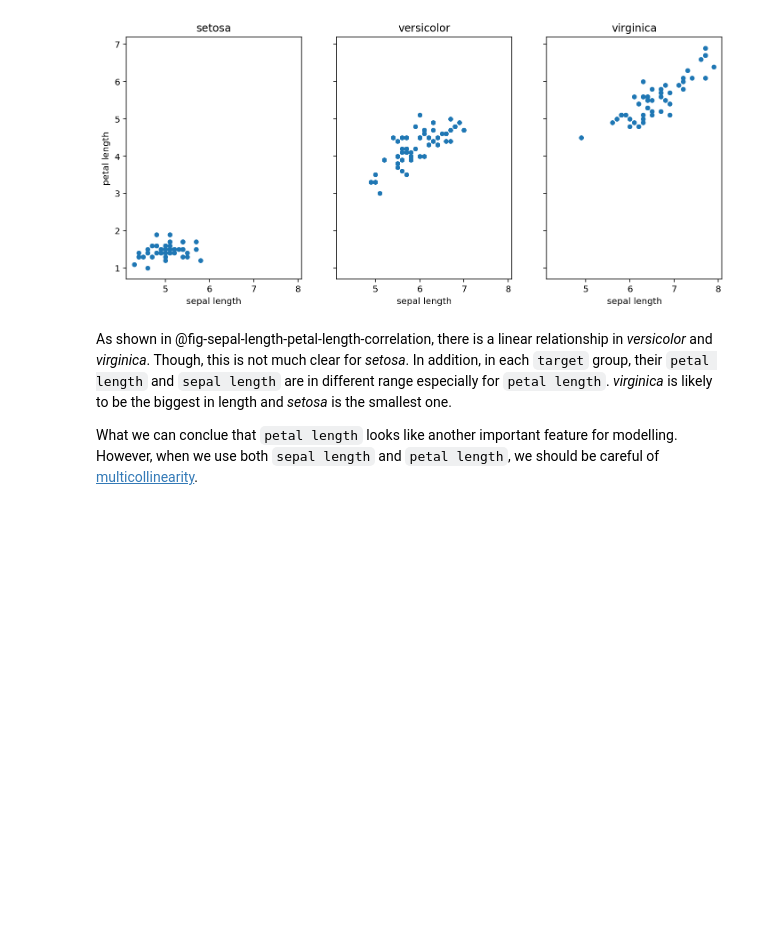
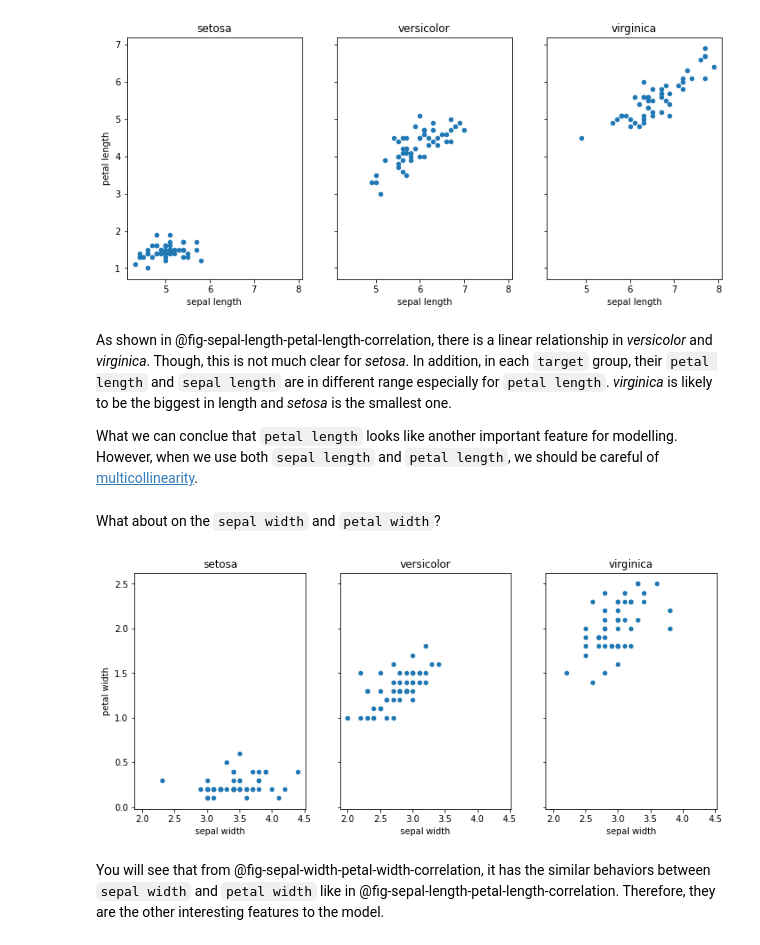
Before and after one commit to green-nk/quarto-basic, a Jupyter notebook: index.ipynb, the cells around one changed output. Drawn from its saved outputs; the diff is of its cells as text; code cells hidden in the pictures; blank space fills up the shorter version.

Commit message:
explore more on their sepal and petal widths

```diff
--- a/index.ipynb
+++ b/index.ipynb
@@ -93,3 +93,20 @@ for i, (n, g) in enumerate(grouped_df):
 As shown in @fig-sepal-length-petal-length-correlation, there is a linear relationship in *versicolor* and *virginica*. Though, this is not much clear for *setosa*. In addition, in each `target` group, their `petal length` and `sepal length` are in different range especially for `petal length`. *virginica* is likely to be the biggest in length and *setosa* is the smallest one.
 
 What we can conclue that `petal length` looks like another important feature for modelling. However, when we use both `sepal length` and `petal length`, we should be careful of [multicollinearity](https://en.wikipedia.org/wiki/Multicollinearity).
+# %% [markdown]
+What about on the `sepal width` and `petal width`?
+# %%
+#| code-fold: true
+#| fig-cap: Correlation between sepal width and petal width
+#| label: fig-sepal-width-petal-width-correlation
+#| fig-cap-location: bottom
+#| fig-align: center
+
+_, axes = plt.subplots(1, 3, figsize=(12, 5), sharey=True, sharex=True)
+
+for i, (n, g) in enumerate(grouped_df):
+    g.plot(x="sepal width", y="petal width", kind="scatter", ax=axes[i], title=n)
+# %% [output]
+[figure, added]
+# %% [markdown]
+You will see that from @fig-sepal-width-petal-width-correlation, it has the similar behaviors between `sepal width` and `petal width` like in @fig-sepal-length-petal-length-correlation. Therefore, they are the other interesting features to the model.
```
Also changed, not shown: parts of 1 cell of this notebook.
